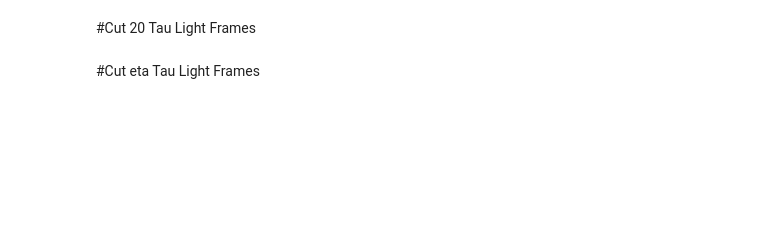
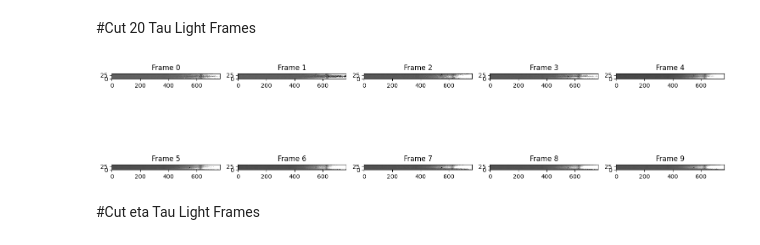
Before and after one commit to Zhengjingyi0823/AST443-Group5, a Jupyter notebook: 11_9_24_AST443_Lab3.ipynb, the cells around one changed output. Saved outputs shown, nothing was run; the diff lists cells and outputs as text; code cells hidden in the pictures; blank space fills up the shorter version.

```diff
--- a/11_6_24_AST443_lab3.ipynb
+++ b/11_9_24_AST443_Lab3.ipynb
@@ -436,2 +436,47 @@ Frames have been saved successfully!
+# %%
+# List to hold the cut data of each corrected 20 Tau frame
+final_20tau_cut = []
+
+# Define the y-axis ranges for each frame
+y_ranges = [(27, 63), (44, 80), (46, 82), (62, 98), (56, 92),
+            (60, 96), (59, 95), (60, 96), (61, 97), (61, 97)]
+
+# Loop through each corrected frame, open it, cut along y-axis, and extract the data
+for i in range(10):
+    tau20_corrected_file = f'{ownerpath}/Lab 3/20tau/corrected_pleiades_light/final_20tau_frame_00{i}.FIT'
+    tau20_corrected_file_data = fits.open(tau20_corrected_file)
+
+    # Get the full frame data
+    frame_data = tau20_corrected_file_data[0].data
+
+    # Cut the frame data along the y-axis according to the specified range
+    y_start, y_end = y_ranges[i]
+    cut_frame_data = frame_data[y_start:y_end, :]
+
+    # Append the cut frame data to the list
+    final_20tau_cut.append(cut_frame_data)
+# %%
+# Set up the number of frames and create a grid for plotting
+num_frames = len(final_20tau_cut)
+fig, axes = plt.subplots(2, 5, figsize=(15, 6))  # 2 rows and 5 columns
+
+# Loop through each cut frame and display it
+for i, ax in enumerate(axes.flat):
+    if i < num_frames:  # Ensure we're not going out of bounds
+        frame = final_20tau_cut[i]
+        ax.imshow(
+            frame,
+            vmin=np.mean(frame) - (1 * np.std(frame)),
+            vmax=np.mean(frame) + (1 * np.std(frame)),
+            cmap='gray',
+            origin='lower'
+        )
+        ax.set_title(f"Frame {i}")  # Title for each plot
+        #ax.axis('off')
+
+plt.tight_layout()
+plt.show()
+# %% [output]
+[figure, added]
 # %% [markdown]
 #Cut eta Tau Light Frames
```
Also changed, not shown: parts of 16 cells of this notebook, 2 other files.
